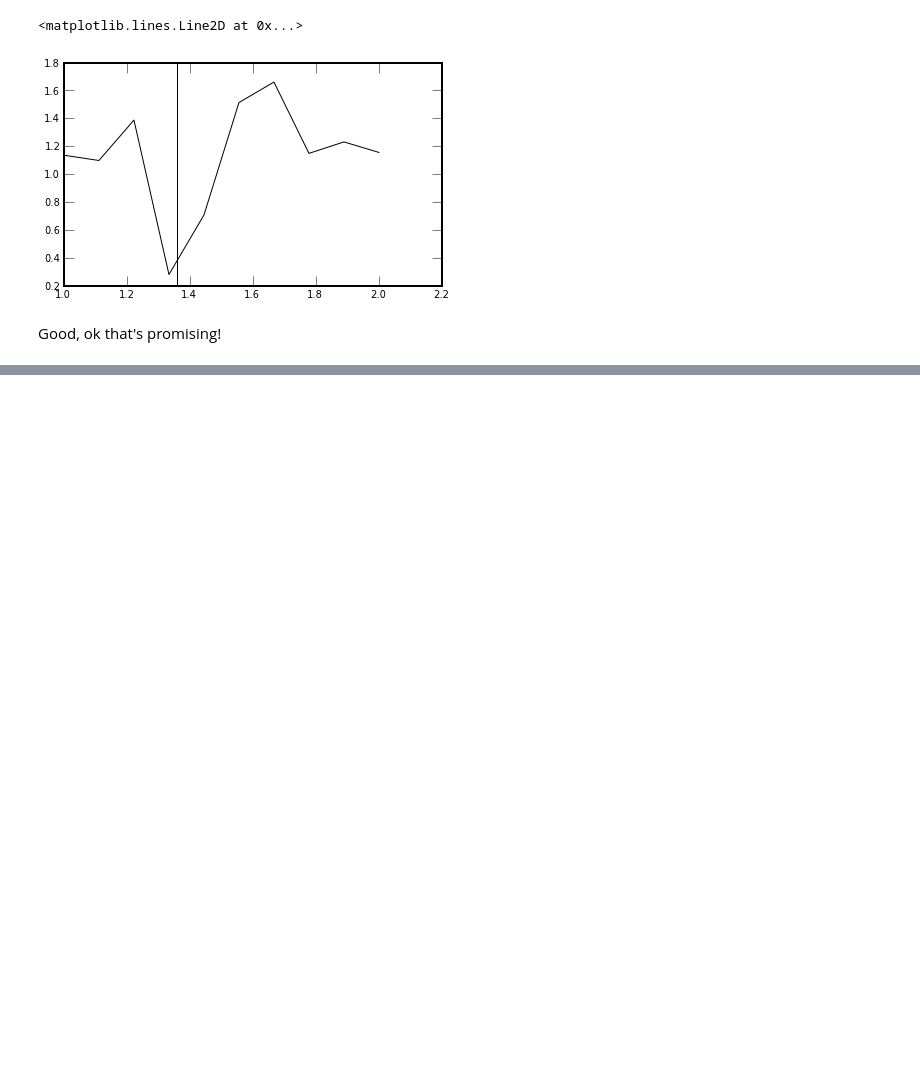
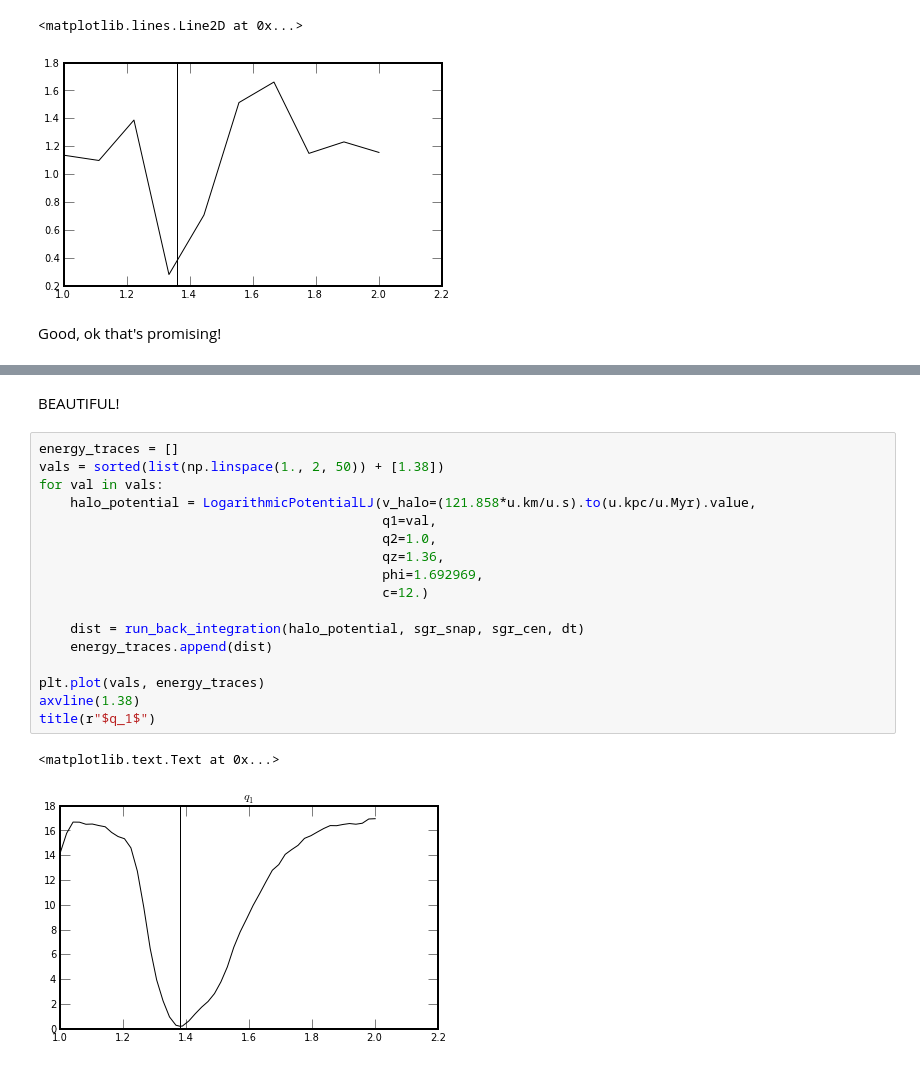
Before and after one commit to adrn/streams, a Jupyter notebook: docs/Streams - Back Integrate Particles.ipynb, the cells around one changed output, grey strips where cells are left out. Drawn from its saved outputs; the diff is of its cells as text; blank space fills up the shorter version.

```diff
--- a/docs/Streams - Back Integrate Particles.ipynb
+++ b/docs/Streams - Back Integrate Particles.ipynb
@@ -462,0 +573,22 @@ Good, ok that's promising!
+# %% [markdown]
+BEAUTIFUL!
+# %%
+energy_traces = []
+vals = sorted(list(np.linspace(1., 2, 50)) + [1.38])
+for val in vals:
+    halo_potential = LogarithmicPotentialLJ(v_halo=(121.858*u.km/u.s).to(u.kpc/u.Myr).value,
+                                            q1=val,
+                                            q2=1.0,
+                                            qz=1.36,
+                                            phi=1.692969,
+                                            c=12.)
+
+    dist = run_back_integration(halo_potential, sgr_snap, sgr_cen, dt)
+    energy_traces.append(dist)
+
+plt.plot(vals, energy_traces)
+axvline(1.38)
+title(r"$q_1$")
+# %% [output]
+<matplotlib.text.Text at 0x...>
+[figure, added]
```
Also changed, not shown: parts of 13 cells of this notebook.
